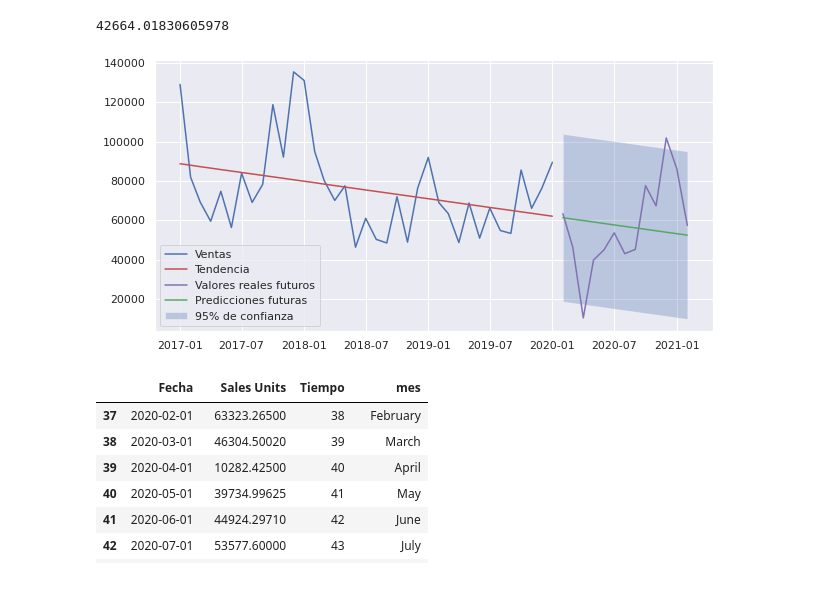
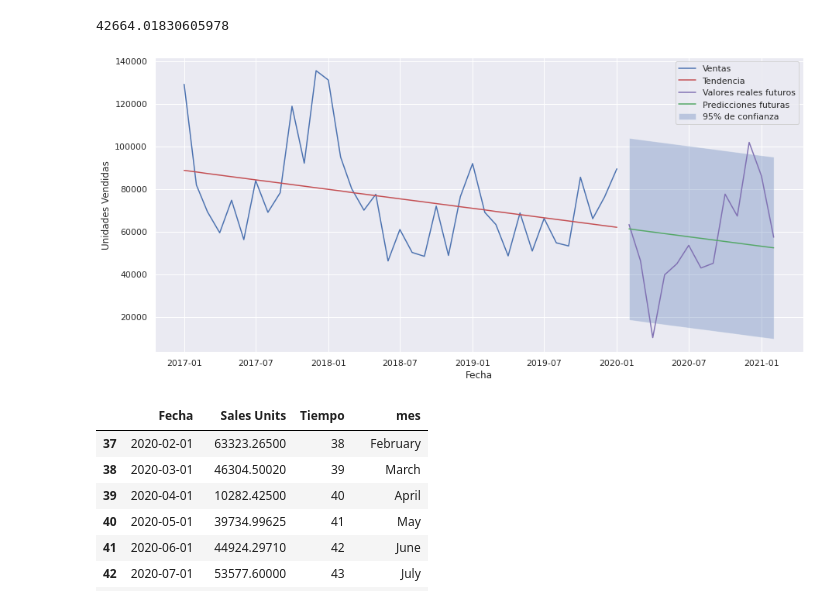
Before and after one commit to JuliMillan/Series-temporales, a Jupyter notebook: Ventas.ipynb, the cells around one changed output. Saved outputs shown, nothing was run; the diff lists cells and outputs as text; code cells hidden in the pictures.

```diff
--- a/Ventas.ipynb
+++ b/Ventas.ipynb
@@ -605,21 +611,24 @@ ME
 # %% [output]
 42664.01830605978
 # %%
-plt.figure(figsize=(10,5))
+plt.figure(figsize=(15,7))
 plt.plot(df_train['Fecha'], y_train)
 plt.plot(df_train['Fecha'], y_pred, 'r')
 #predicciones
 plt.plot(df_test['Fecha'], y_test, 'm')
 plt.plot(df_test['Fecha'], y_futuro_pred, 'g')
 # Margen de error
 ci_mas = y_futuro_pred + ME
 ci_menos = y_futuro_pred - ME
 plt.fill_between(df_test['Fecha'], (ci_mas), (ci_menos), alpha=.3)
 
 plt.legend(['Ventas', 'Tendencia', 'Valores reales futuros', 'Predicciones futuras', '95% de confianza'])
+plt.xlabel('Fecha')
+plt.ylabel('Unidades Vendidas')
+
 plt.show()
 # %% [output]
-[figure, old version]
+[figure, new version]
 # %%
 df_test
 # %% [output]
```
Also changed, not shown: parts of 26 cells of this notebook.
